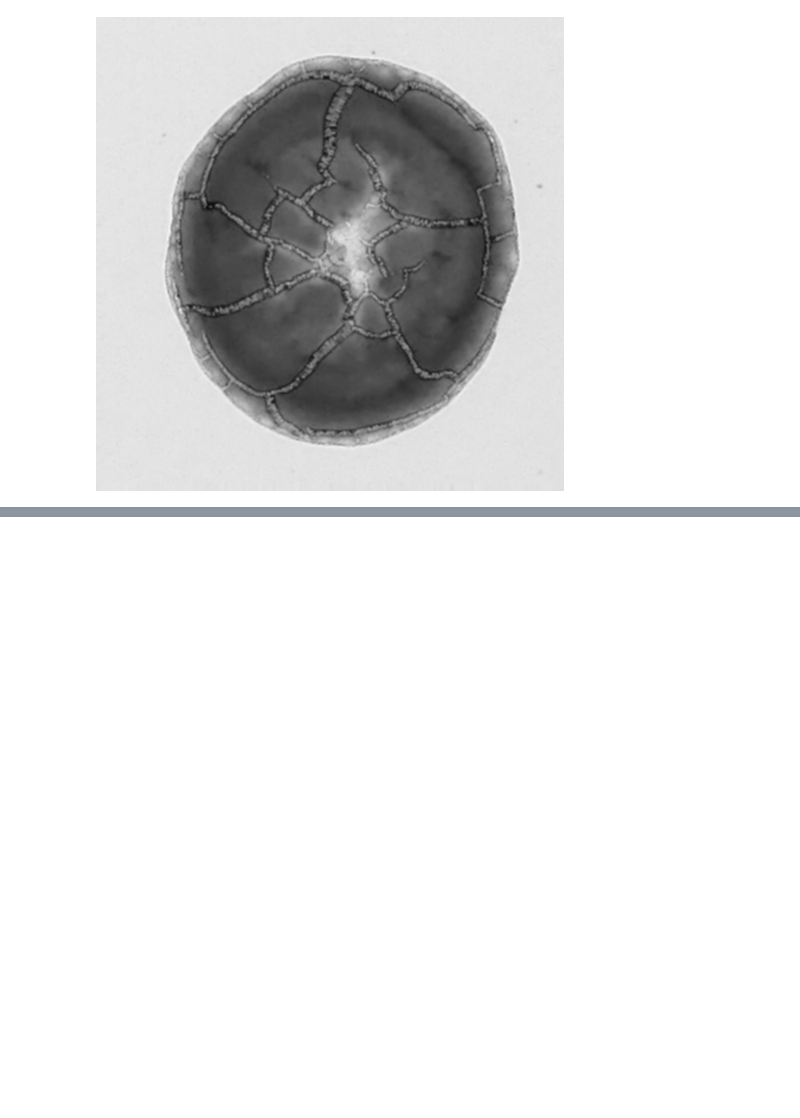
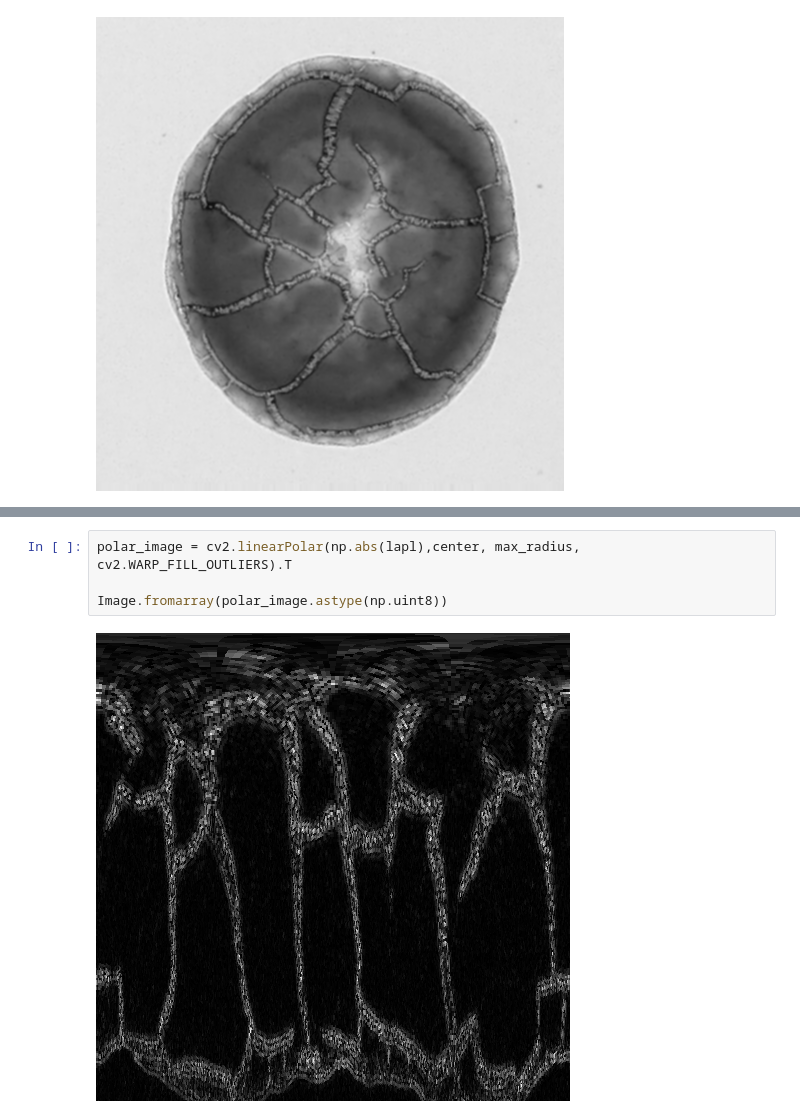
Before and after one commit to saschahofmann/dropcast, a Jupyter notebook: preprocessing.ipynb, the cells around one changed output, grey strips where cells are left out. Saved outputs shown, nothing was run; the diff lists cells and outputs as text; blank space fills up the shorter version.

```diff
--- a/preprocessing.ipynb
+++ b/preprocessing.ipynb
@@ -97,0 +133,6 @@ Image.fromarray(blur)
+# %%
+polar_image = cv2.linearPolar(np.abs(lapl),center, max_radius, cv2.WARP_FILL_OUTLIERS).T
+
+Image.fromarray(polar_image.astype(np.uint8))
+# %% [output]
+[figure, added]
```
Also changed, not shown: parts of 15 cells of this notebook, 5 other files.
